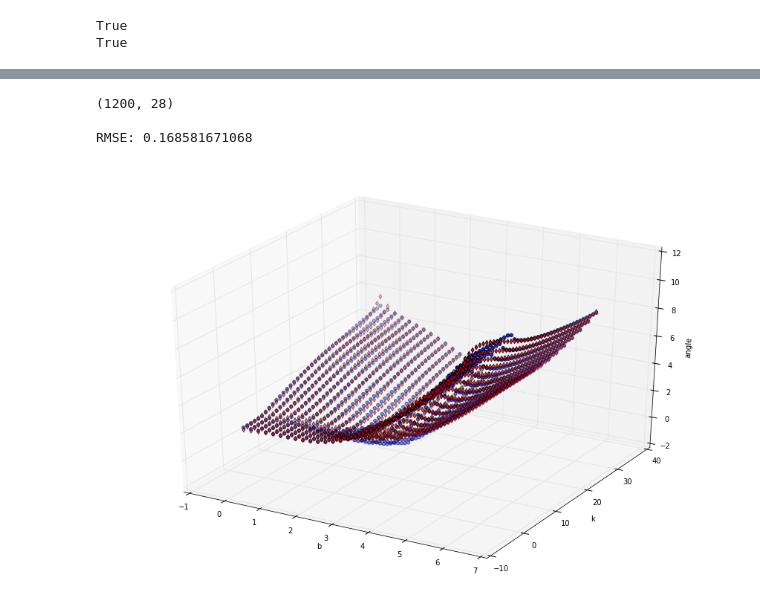
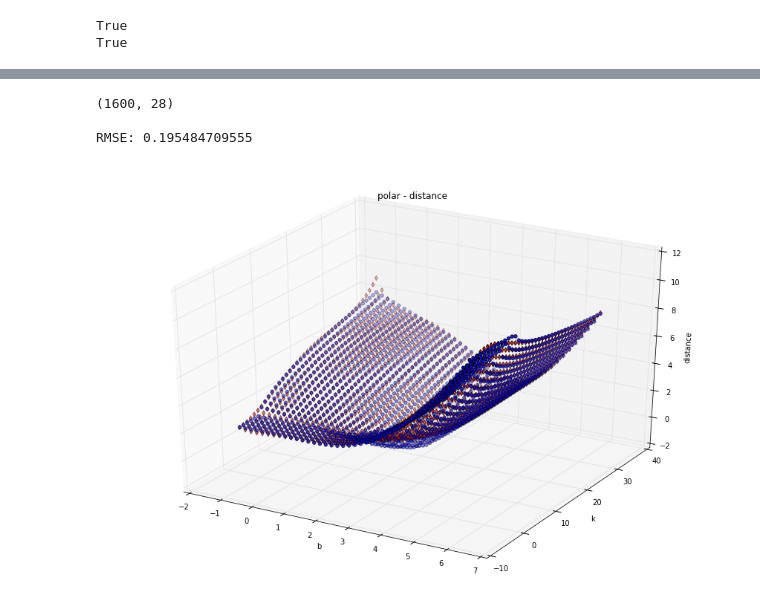
Before and after one commit to teopir/ifqi, a Jupyter notebook: notebooks/FQI-LQG-PBO.ipynb, the cells around one changed output, grey strips where cells are left out. Saved outputs shown, nothing was run; the diff lists cells and outputs as text; code cells hidden in the pictures.

```diff
--- a/notebooks/FQI-LQG-PBO.ipynb
+++ b/notebooks/FQI-LQG-PBO.ipynb
@@ -203,7 +203,7 @@ def compute_gradient(b, k):
     fqi.partial_fit()
     return fqi._estimator.theta
 # %%
-B_i, K_i = np.mgrid[0:6:30j, -5:35:40j]
+B_i, K_i = np.mgrid[-1:6:40j, -5:35:40j]
 B_f, K_f = compute_gradient(B_i, K_i)
 # %%
 fig = plt.figure(figsize=(15,10))
@@ -285,28 +375,29 @@ RMSE: 0.171129608433
 # %%
 from sklearn.linear_model import Ridge
 from sklearn.preprocessing import PolynomialFeatures
 from sklearn.pipeline import make_pipeline
 
 model = make_pipeline(PolynomialFeatures(6), Ridge())
 
 X = np.column_stack((B_i.ravel(), K_i.ravel()))
 
 model.fit(X, polar_r.ravel())
 y_plot = model.predict(X)
 
 print(model.steps[0][1].transform(X).shape)
 
 fig = plt.figure(figsize=(15,10))
 ax = fig.add_subplot(111, projection='3d')
 ax.scatter(B_i, K_i, polar_r)
 ax.scatter(X[:,0], X[:,1], y_plot, c='r', marker='d')
 ax.set_xlabel('b')
 ax.set_ylabel('k')
-ax.set_zlabel('angle')
+ax.set_zlabel('distance')
+plt.title('polar - distance')
 print()
 print('RMSE: {}'.format(np.sqrt(mean_squared_error(y_true=polar_r.ravel(), y_pred=y_plot))))
 # %% [output]
-(1200, 28)
+(1600, 28)
 
-RMSE: 0.168581671068
+RMSE: 0.195484709555
-[figure, old version]
+[figure, new version]
```
Also changed, not shown: parts of 11 cells of this notebook, 1 other file.
